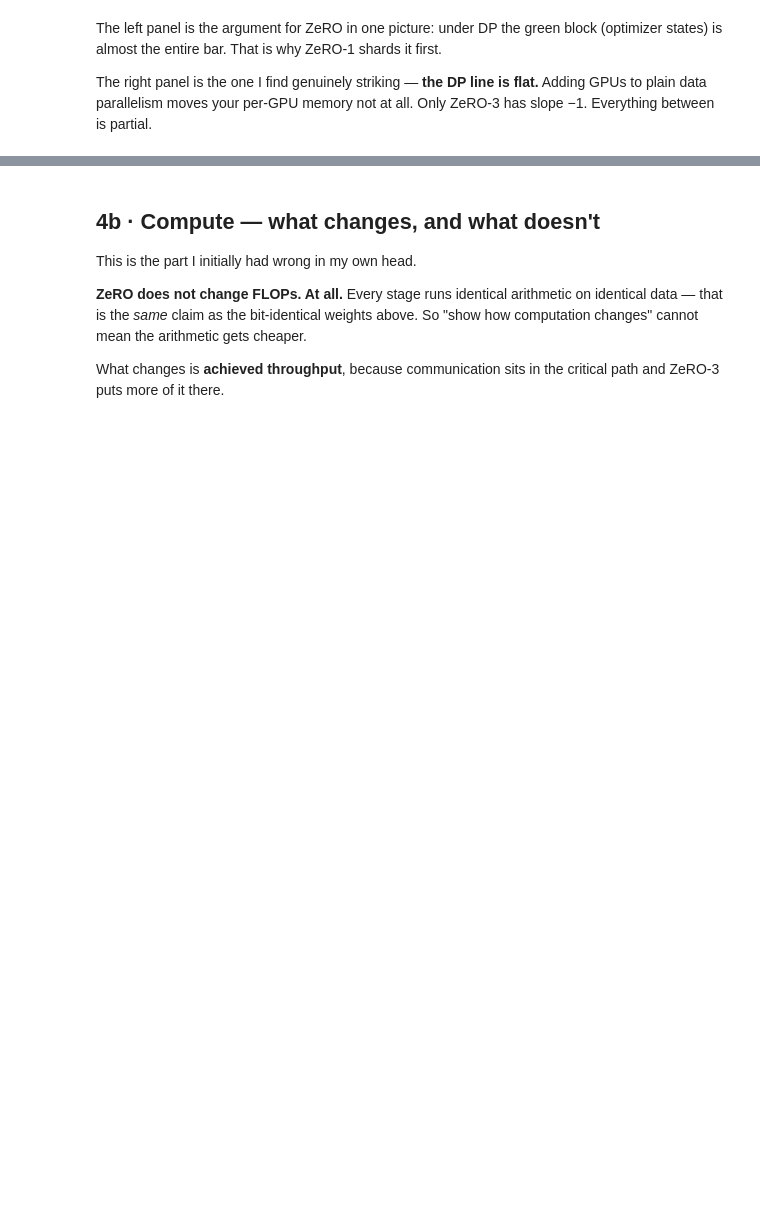
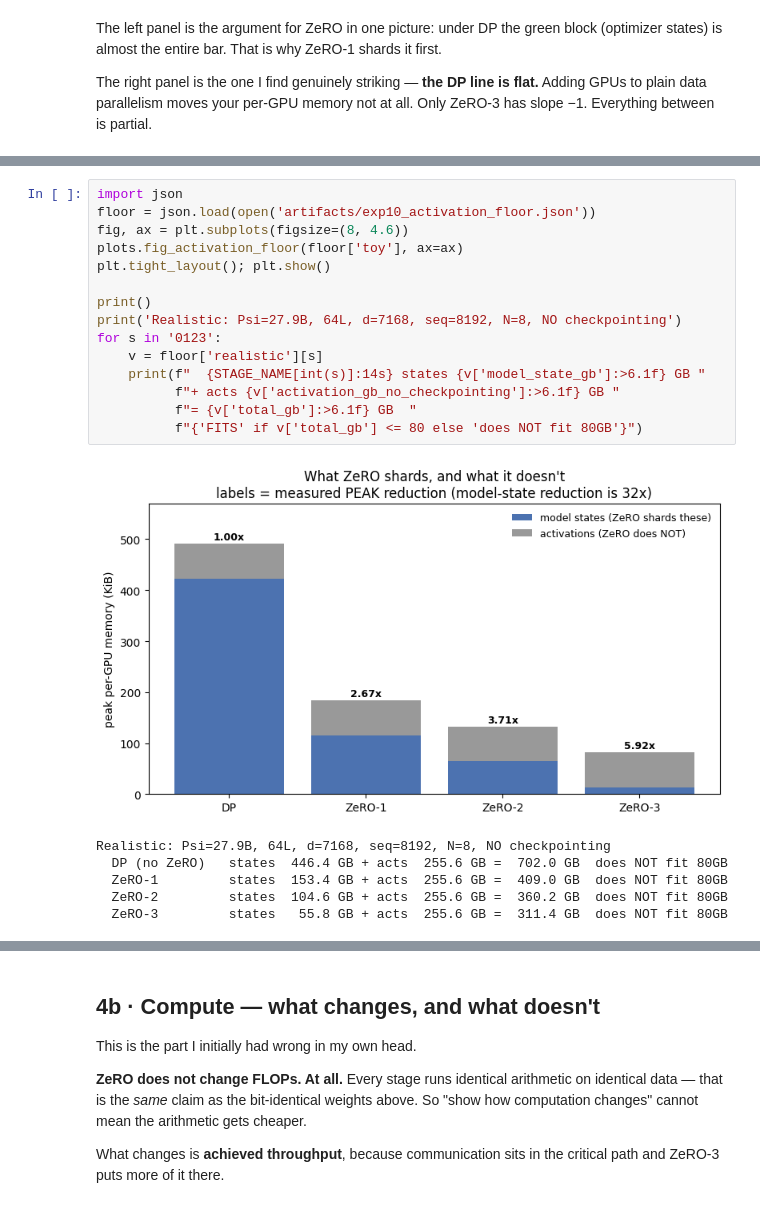
Before and after one commit to rjvim/era-v5-session12-zero-simulator, a Jupyter notebook: notebook.ipynb, the cells around one changed output, grey strips where cells are left out. Drawn from its saved outputs; the diff is of its cells as text; blank space fills up the shorter version.

```diff
--- a/notebook.ipynb
+++ b/notebook.ipynb
@@ -223,0 +234,22 @@ all. Only ZeRO-3 has slope −1. Everything between is partial.
+# %%
+import json
+floor = json.load(open('artifacts/exp10_activation_floor.json'))
+fig, ax = plt.subplots(figsize=(8, 4.6))
+plots.fig_activation_floor(floor['toy'], ax=ax)
+plt.tight_layout(); plt.show()
+
+print()
+print('Realistic: Psi=27.9B, 64L, d=7168, seq=8192, N=8, NO checkpointing')
+for s in '0123':
+    v = floor['realistic'][s]
+    print(f"  {STAGE_NAME[int(s)]:14s} states {v['model_state_gb']:>6.1f} GB "
+          f"+ acts {v['activation_gb_no_checkpointing']:>6.1f} GB "
+          f"= {v['total_gb']:>6.1f} GB  "
+          f"{'FITS' if v['total_gb'] <= 80 else 'does NOT fit 80GB'}")
+# %% [output]
+[figure, added]
+Realistic: Psi=27.9B, 64L, d=7168, seq=8192, N=8, NO checkpointing
+  DP (no ZeRO)   states  446.4 GB + acts  255.6 GB =  702.0 GB  does NOT fit 80GB
+  ZeRO-1         states  153.4 GB + acts  255.6 GB =  409.0 GB  does NOT fit 80GB
+  ZeRO-2         states  104.6 GB + acts  255.6 GB =  360.2 GB  does NOT fit 80GB
+  ZeRO-3         states   55.8 GB + acts  255.6 GB =  311.4 GB  does NOT fit 80GB
```
Also changed, not shown: parts of 3 cells of this notebook, 7 other files.
